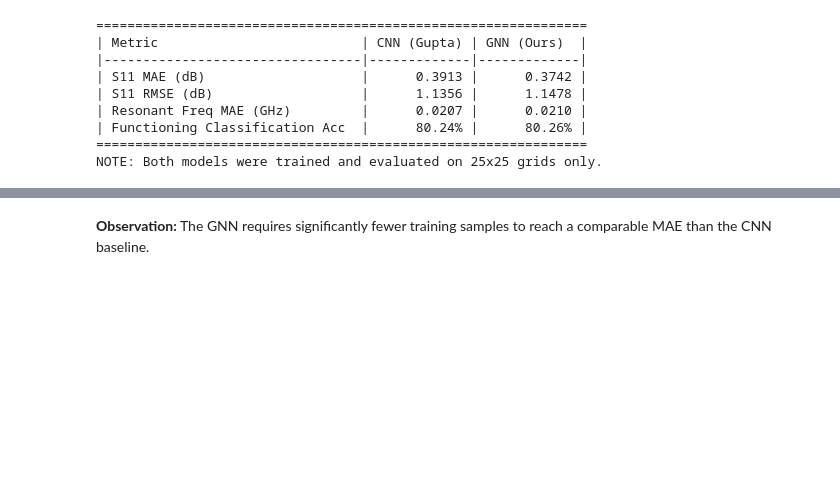
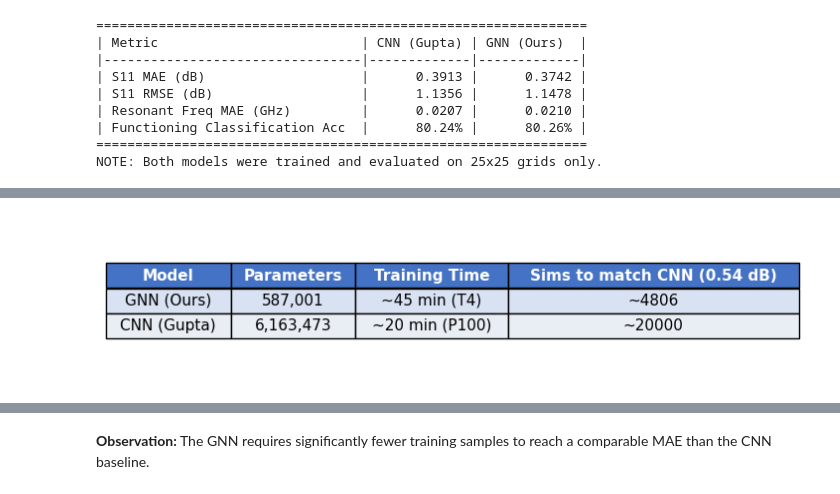
Before and after one commit to asparagusD/antenna_gnn, a Jupyter notebook: notebooks/chunk08_evaluation.ipynb, the cells around one changed output, grey strips where cells are left out. Saved outputs shown, nothing was run; the diff lists cells and outputs as text; code cells hidden in the pictures; blank space fills up the shorter version.

Commit message:
fix some issues of chunk-8 and chunk-11

```diff
--- a/notebooks/chunk08_evaluation.ipynb
+++ b/notebooks/chunk08_evaluation.ipynb
@@ -461,0 +432,95 @@ Monotonicity check (MAE should generally decrease with more data):
+# %%
+# Cost comparison table — reads CSV from Cell 22
+de_csv_path = f'{DATA_ROOT}/artifacts/data_efficiency_results.csv'
+de_df_cost = pd.read_csv(de_csv_path)
+
+gnn_params = sum(p.numel() for p in gnn_model.parameters() if p.requires_grad)
+cnn_params = sum(p.numel() for p in cnn_model.parameters() if p.requires_grad)
+
+# Training times — hardcoded from logged runs
+# GNN: Chunk 7 wandb run, ~90 epochs, ~45 min on T4
+# CNN: Kaggle training notebook, ~100 epochs, ~20 min on P100
+gnn_train_time = '~45 min (T4)'
+cnn_train_time = '~20 min (P100)'
+
+# Compute per-model mean MAE at each size
+subset_sizes_cost = sorted(de_df_cost['subset_size'].unique())
+
+def _get_mean_curve(model_name):
+    means = []
+    for size in subset_sizes_cost:
+        sub = de_df_cost[(de_df_cost['model'] == model_name) &
+                         (de_df_cost['subset_size'] == size)]
+        means.append(sub['mae'].mean())
+    return means
+
+cnn_means = _get_mean_curve('CNN')
+gnn_means = _get_mean_curve('GNN')
+
+# Threshold: CNN's best CURVE MAE (not full-80k test MAE)
+cnn_curve_best = min(cnn_means)
+threshold_label = f'Sims to match CNN ({cnn_curve_best:.2f} dB)'
+
+def _interp_threshold(sizes, maes, threshold):
+    """Find approximate sample count to reach threshold MAE."""
+    sizes_maes = list(zip(sizes, maes))
+    for i in range(len(sizes_maes) - 1):
+        s0, m0 = sizes_maes[i]
+        s1, m1 = sizes_maes[i + 1]
+        if m0 >= threshold and m1 <= threshold:
+            frac = (m0 - threshold) / (m0 - m1) if m0 != m1 else 0
+            return int(s0 + frac * (s1 - s0))
+    if sizes_maes[-1][1] <= threshold:
+        return sizes_maes[-1][0]
+    return None
+
+gnn_sims = _interp_threshold(subset_sizes_cost, gnn_means, cnn_curve_best)
+cnn_sims = _interp_threshold(subset_sizes_cost, cnn_means, cnn_curve_best)
+
+# Check: GNN reaches CNN full-data MAE (cnn_mae from Cell 7)?
+gnn_reaches_full = min(gnn_means) <= cnn_mae
+print(f"GNN reaches CNN full-data MAE ({cnn_mae:.2f} dB) within 20k: "
+      f"{'yes' if gnn_reaches_full else 'no'}")
+
+cost_records = [
+    {'model': 'GNN (Ours)', 'params': gnn_params,
+     'train_time': gnn_train_time,
+     'sims_to_threshold': f'~{gnn_sims}' if gnn_sims else 'not reached'},
+    {'model': 'CNN (Gupta)', 'params': cnn_params,
+     'train_time': cnn_train_time,
+     'sims_to_threshold': f'~{cnn_sims}' if cnn_sims else 'not reached'},
+]
+cost_df = pd.DataFrame(cost_records)
+csv_path = f'{DATA_ROOT}/artifacts/model_cost_comparison.csv'
+cost_df.to_csv(csv_path, index=False)
+
+print("\n=== Model Cost Comparison ===")
+print(cost_df.to_string(index=False))
+
+# Matplotlib table figure
+fig, ax = plt.subplots(figsize=(9, 2))
+ax.axis('off')
+table_data = [
+    ['GNN (Ours)', f'{gnn_params:,}', gnn_train_time,
+     f'~{gnn_sims}' if gnn_sims else 'N/A'],
+    ['CNN (Gupta)', f'{cnn_params:,}', cnn_train_time,
+     f'~{cnn_sims}' if cnn_sims else 'N/A'],
+]
+col_labels = ['Model', 'Parameters', 'Training Time', threshold_label]
+tbl = ax.table(cellText=table_data, colLabels=col_labels, loc='center',
+               cellLoc='center', colWidths=[0.18, 0.18, 0.22, 0.42])
+tbl.auto_set_font_size(False)
+tbl.set_fontsize(11)
+tbl.scale(1, 1.5)
+for (row, col), cell in tbl.get_celld().items():
+    if row == 0:
+        cell.set_facecolor('#4472C4')
+        cell.set_text_props(color='white', fontweight='bold')
+    else:
+        cell.set_facecolor('#D9E2F3' if row % 2 == 1 else '#E9EDF4')
+
+fig_path = f'{DATA_ROOT}/figures/cost_comparison_table.png'
+plt.savefig(fig_path, dpi=300, bbox_inches='tight')
+plt.show()
+print(f"Saved to {csv_path} and {fig_path}")
+# %% [output]
@@ -461,0 +533 @@ Monotonicity check (MAE should generally decrease with more data):
+[figure, added]
```
Also changed, not shown: parts of 15 cells of this notebook, 1 other file.
